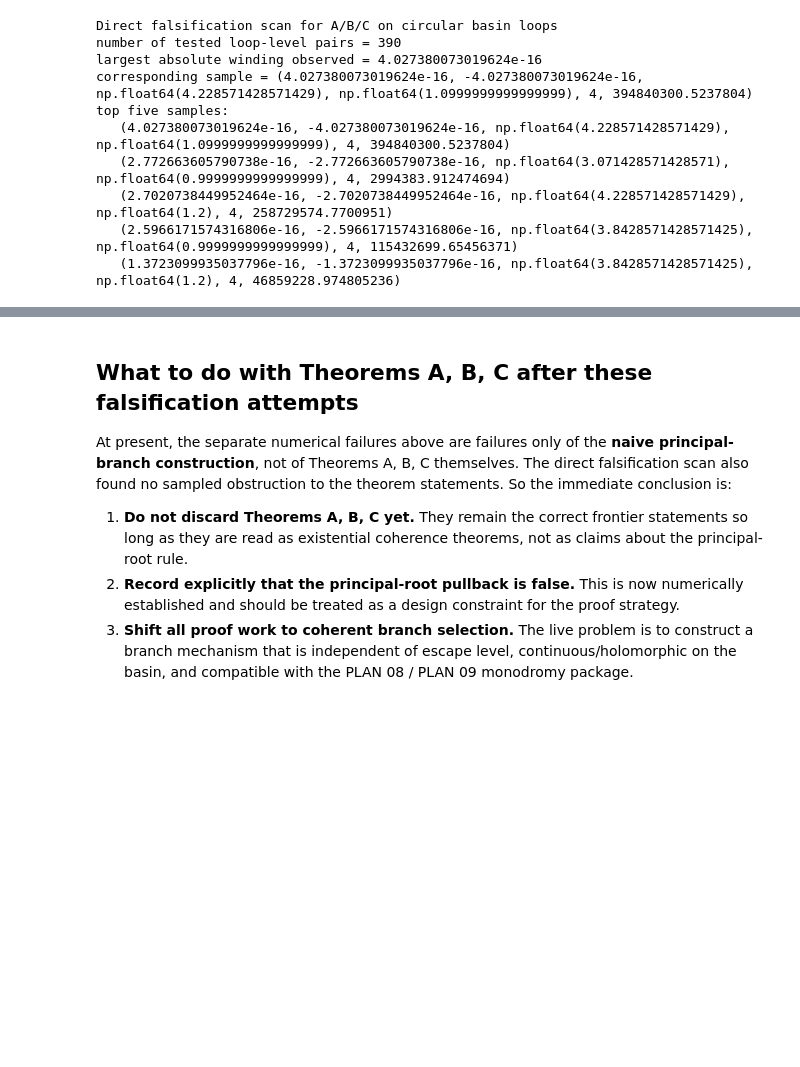
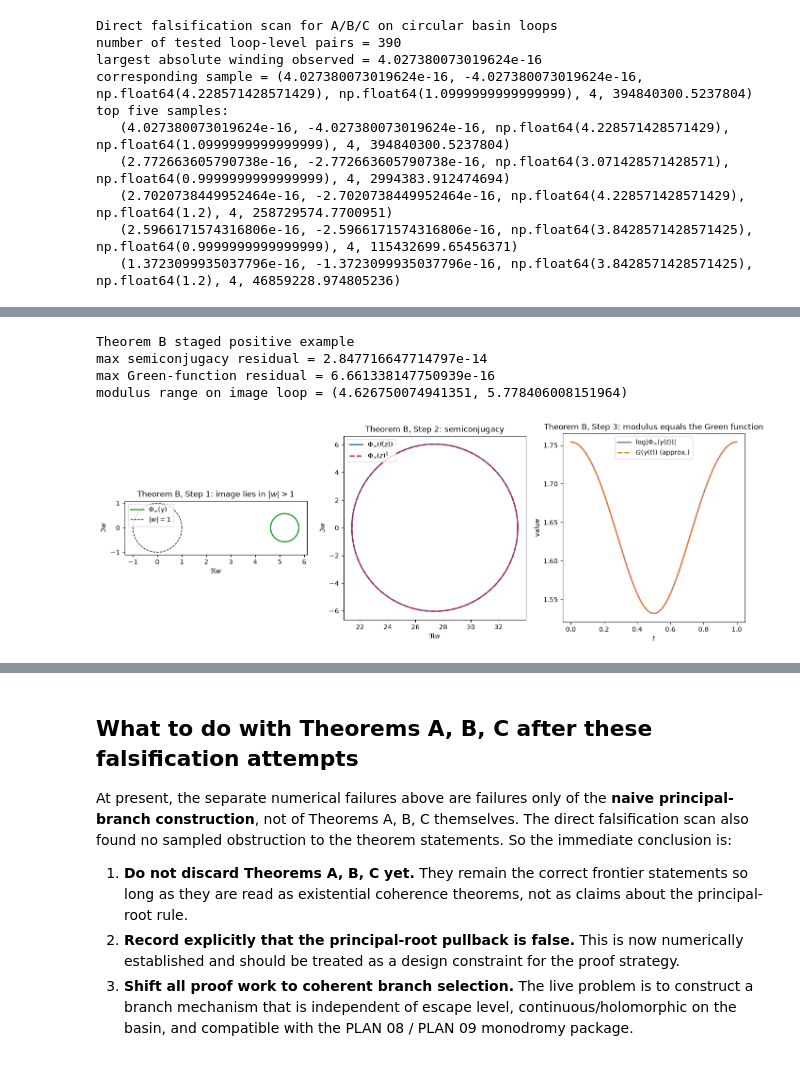
Before and after one commit to kirill-kondrashov/mlc, a Jupyter notebook: notebooks/frontier_plan06_principal_pullback_coherence.ipynb, the cells around one changed output, grey strips where cells are left out. Cells and saved outputs as stored; diff of their text form; code cells hidden in the pictures; blank space fills up the shorter version.

```diff
--- a/notebooks/frontier_plan06_principal_pullback_coherence.ipynb
+++ b/notebooks/frontier_plan06_principal_pullback_coherence.ipynb
@@ -543,0 +906,54 @@ top five samples:
+# %%
+def green_approx(z, N=10, cutoff=1e150):
+    w = z
+    for n in range(N):
+        aw = abs(w)
+        if aw > cutoff:
+            return np.log(aw) / (2 ** n)
+        w = f(w)
+    return np.log(max(abs(w), 1.0)) / (2 ** N)
+
+ts_B = np.linspace(0.0, 1.0, len(loop_A))
+green_vals_B = np.array([green_approx(z, N=10) for z in loop_A])
+log_phi_vals_B = np.log(np.abs(phi_A))
+phi_f_B = np.array([phi_inf_approx(f(z)) for z in loop_A])
+sq_phi_B = phi_A ** 2
+residual_semiconj_B = float(np.max(np.abs(phi_f_B - sq_phi_B)))
+residual_green_B = float(np.max(np.abs(log_phi_vals_B - green_vals_B)))
+
+fig, axes = plt.subplots(1, 3, figsize=(17.0, 5.2))
+ax1, ax2, ax3 = axes
+ax1.plot(phi_A.real, phi_A.imag, color='tab:green', lw=2.0, label=r'$\Phi_\infty(\gamma)$')
+ax1.plot(np.exp(1j*theta).real, np.exp(1j*theta).imag, 'k--', lw=1.0, label=r'$|w|=1$')
+ax1.set_aspect('equal', adjustable='box')
+ax1.set_title('Theorem B, Step 1: image lies in $|w|>1$')
+ax1.set_xlabel(r'$\Re w$')
+ax1.set_ylabel(r'$\Im w$')
+ax1.legend(loc='upper left')
+
+ax2.plot(phi_f_B.real, phi_f_B.imag, color='tab:blue', lw=2.0, label=r'$\Phi_\infty(f(z))$')
+ax2.plot(sq_phi_B.real, sq_phi_B.imag, color='crimson', ls='--', lw=2.0, label=r'$\Phi_\infty(z)^2$')
+ax2.set_aspect('equal', adjustable='box')
+ax2.set_title('Theorem B, Step 2: semiconjugacy')
+ax2.set_xlabel(r'$\Re w$')
+ax2.set_ylabel(r'$\Im w$')
+ax2.legend(loc='upper left')
+
+ax3.plot(ts_B, log_phi_vals_B, color='tab:purple', lw=2.0, label=r'$\log|\Phi_\infty(\gamma(t))|$')
+ax3.plot(ts_B, green_vals_B, color='tab:orange', ls='--', lw=2.0, label=r'$G(\gamma(t))$ (approx.)')
+ax3.set_title('Theorem B, Step 3: modulus equals the Green function')
+ax3.set_xlabel(r'$t$')
+ax3.set_ylabel('value')
+ax3.legend(loc='best')
+
+print('Theorem B staged positive example')
+print('max semiconjugacy residual =', residual_semiconj_B)
+print('max Green-function residual =', residual_green_B)
+print('modulus range on image loop =', (float(np.min(np.abs(phi_A))), float(np.max(np.abs(phi_A)))))
+plt.show()
+# %% [output]
+Theorem B staged positive example
+max semiconjugacy residual = 2.847716647714797e-14
+max Green-function residual = 6.661338147750939e-16
+modulus range on image loop = (4.626750074941351, 5.778406008151964)
+[figure, added]
```
Also changed, not shown: parts of 16 cells of this notebook.
